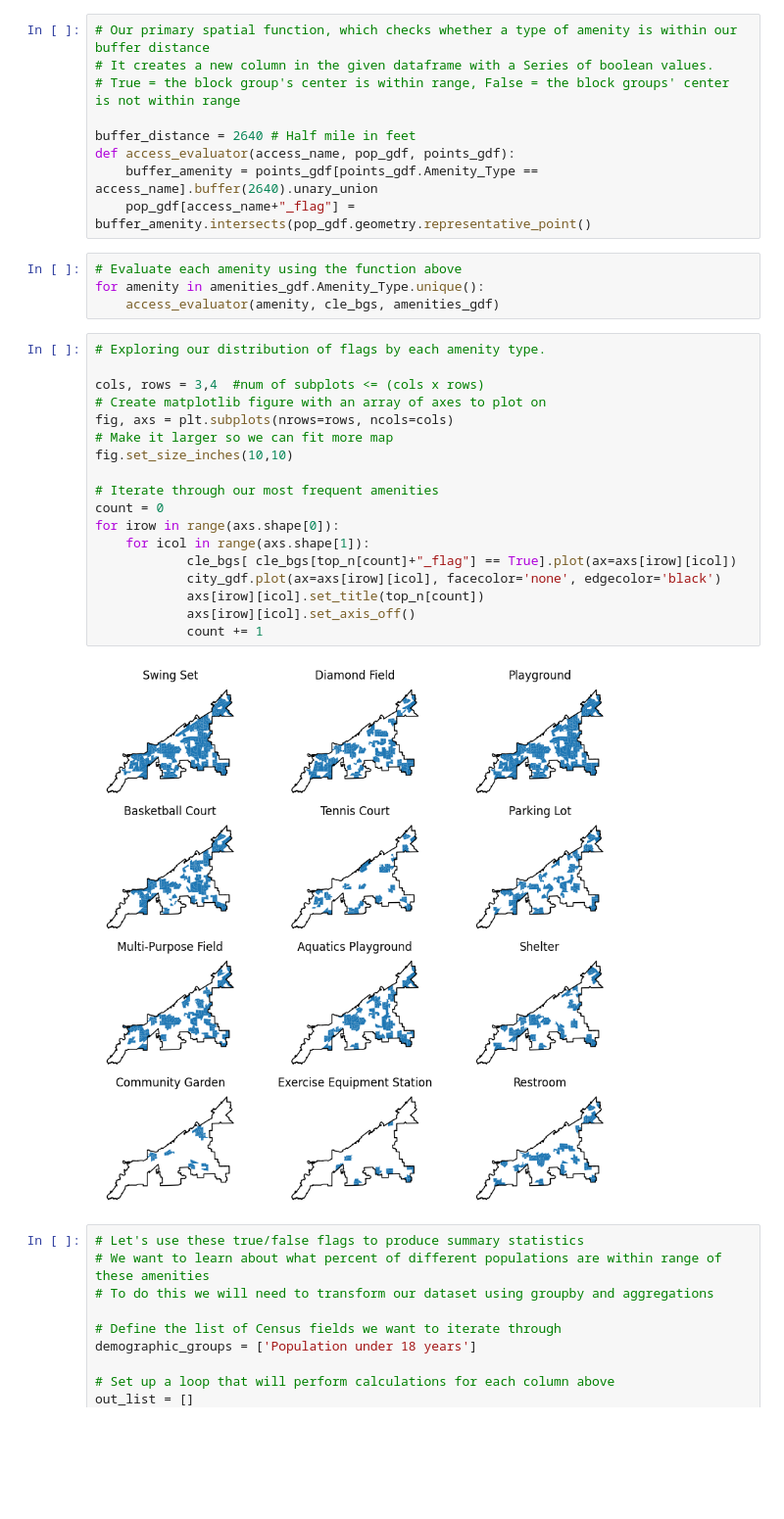
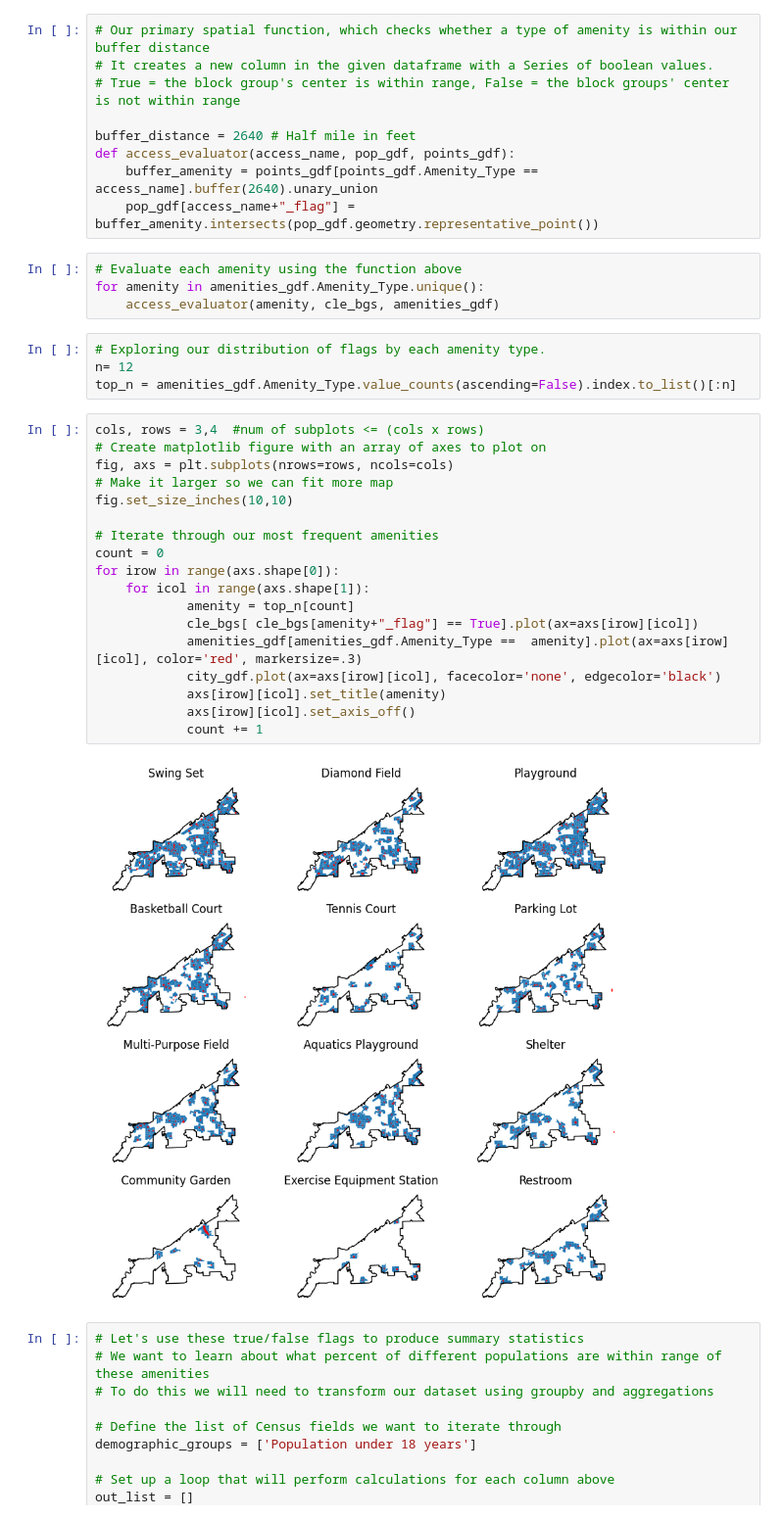
Before and after one commit to City-of-Cleveland/open-data-examples, a Jupyter notebook: 03-Recreation access across Cleveland.ipynb, the cells around one changed output. Shown at 98% size. Drawn from its saved outputs; the diff is of its cells as text; blank space fills up the shorter version.

```diff
--- a/03-Recreation access across Cleveland.ipynb
+++ b/03-Recreation access across Cleveland.ipynb
@@ -126,31 +127,35 @@ city_gdf.plot(ax=ax, facecolor='none', edgecolor='black')
 buffer_distance = 2640 # Half mile in feet
 def access_evaluator(access_name, pop_gdf, points_gdf):
     buffer_amenity = points_gdf[points_gdf.Amenity_Type == access_name].buffer(2640).unary_union
-    pop_gdf[access_name+"_flag"] = buffer_amenity.intersects(pop_gdf.geometry.representative_point()
+    pop_gdf[access_name+"_flag"] = buffer_amenity.intersects(pop_gdf.geometry.representative_point())
 # %%
 # Evaluate each amenity using the function above
 for amenity in amenities_gdf.Amenity_Type.unique():
     access_evaluator(amenity, cle_bgs, amenities_gdf)
+# %%
+# Exploring our distribution of flags by each amenity type.
+n= 12
+top_n = amenities_gdf.Amenity_Type.value_counts(ascending=False).index.to_list()[:n]
 # %%
-# Exploring our distribution of flags by each amenity type.
-
 cols, rows = 3,4  #num of subplots <= (cols x rows)
 # Create matplotlib figure with an array of axes to plot on
 fig, axs = plt.subplots(nrows=rows, ncols=cols)
 # Make it larger so we can fit more map
 fig.set_size_inches(10,10)
 
 # Iterate through our most frequent amenities
 count = 0
 for irow in range(axs.shape[0]):
     for icol in range(axs.shape[1]):
-            cle_bgs[ cle_bgs[top_n[count]+"_flag"] == True].plot(ax=axs[irow][icol])
+            amenity = top_n[count]
+            cle_bgs[ cle_bgs[amenity+"_flag"] == True].plot(ax=axs[irow][icol])
+            amenities_gdf[amenities_gdf.Amenity_Type ==  amenity].plot(ax=axs[irow][icol], color='red', markersize=.3)
             city_gdf.plot(ax=axs[irow][icol], facecolor='none', edgecolor='black')
-            axs[irow][icol].set_title(top_n[count])
+            axs[irow][icol].set_title(amenity)
             axs[irow][icol].set_axis_off()
             count += 1
 # %% [output]
-[figure, old version]
+[figure, new version]
 # %%
 # Let's use these true/false flags to produce summary statistics
 # We want to learn about what percent of different populations are within range of these amenities
```
Also changed, not shown: parts of 8 cells of this notebook.
